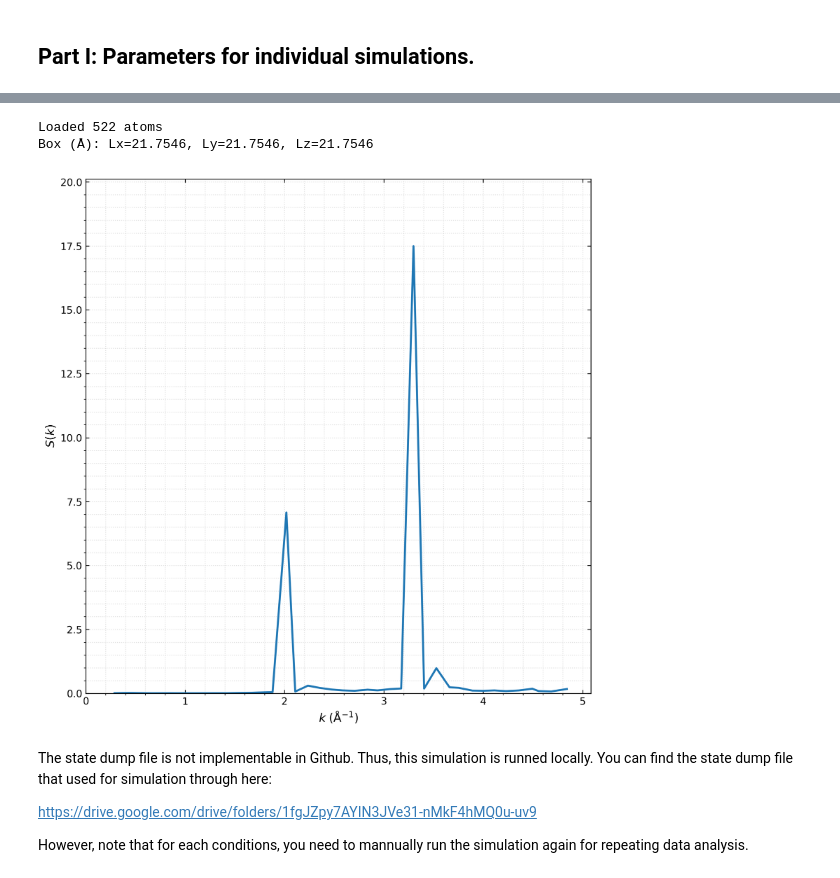
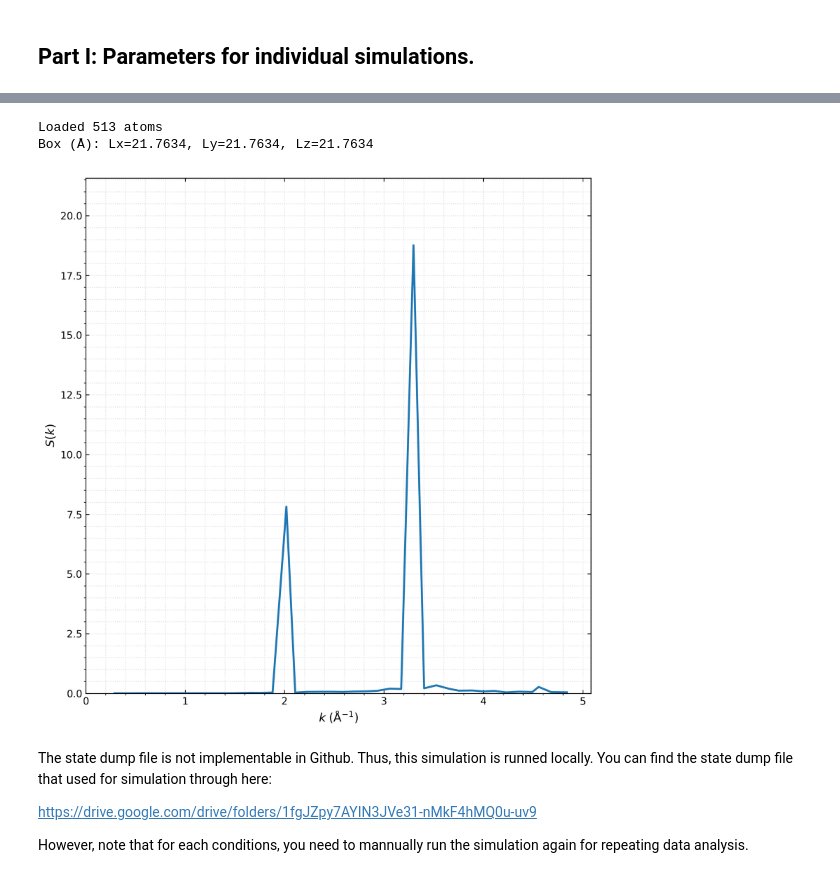
Before and after one commit to lukam2Ilinois/MSE485-Group-2, a Jupyter notebook: MSE 485 Data Analysis.ipynb, the cells around one changed output, grey strips where cells are left out. Cells and saved outputs as stored; diff of their text form; code cells hidden in the pictures.

```diff
--- a/MSE 485 Data Analysis.ipynb
+++ b/MSE 485 Data Analysis.ipynb
@@ -219,39 +219,39 @@ def plot_Sk(k, Sk, outfile = "Structure_Factor.png"):
     ax.tick_params(direction="in", top=True, right=True)
     ax.xaxis.set_minor_locator(AutoMinorLocator())
     ax.yaxis.set_minor_locator(AutoMinorLocator())
 
     fig.tight_layout()
     fig.savefig(outfile, dpi=300)
     plt.show()
 
 def main_Sk():
-    data_file = "700 K 10 Interstitial/FINAL_STRUCTURE"
+    data_file = "800 K 1 Interstitial/FINAL_STRUCTURE"
     positions, box = read_lammps_atomic_structure(data_file)
     print(f"Loaded {positions.shape[0]} atoms")
     print(f"Box (Å): Lx={box[0]:.4f}, Ly={box[1]:.4f}, Lz={box[2]:.4f}")
 
     maxn_k = 10
     k_cut = None
     nbins_k = 40
 
     k_bin, Sk_bin = compute_structure_factor(
         positions, box, maxn_k=maxn_k, k_cut=k_cut, nbins_k=nbins_k
     )
 
     np.savetxt(
-        "700 K 10 Interstitial/Sk.dat",
+        "800 K 1 Interstitial/Sk.dat",
         np.column_stack((k_bin, Sk_bin)),
         header="k(1/Å)   S(k)   (FINAL_STRUCTURE)",
     )
-    plot_Sk(k_bin, Sk_bin, outfile="700 K 10 Interstitial/Structure_Factor.png")
+    plot_Sk(k_bin, Sk_bin, outfile="800 K 1 Interstitial/Structure_Factor.png")
 
 
 if __name__ == "__main__":
     main_Sk()
 # %% [output]
-Loaded 522 atoms
-Box (Å): Lx=21.7546, Ly=21.7546, Lz=21.7546
+Loaded 513 atoms
+Box (Å): Lx=21.7634, Ly=21.7634, Lz=21.7634
-[figure, old version]
+[figure, new version]
 # %% [markdown]
 The state dump file is not implementable in Github.
 Thus, this simulation is runned locally.
```
Also changed, not shown: parts of 1 cell of this notebook, 4 other files.
